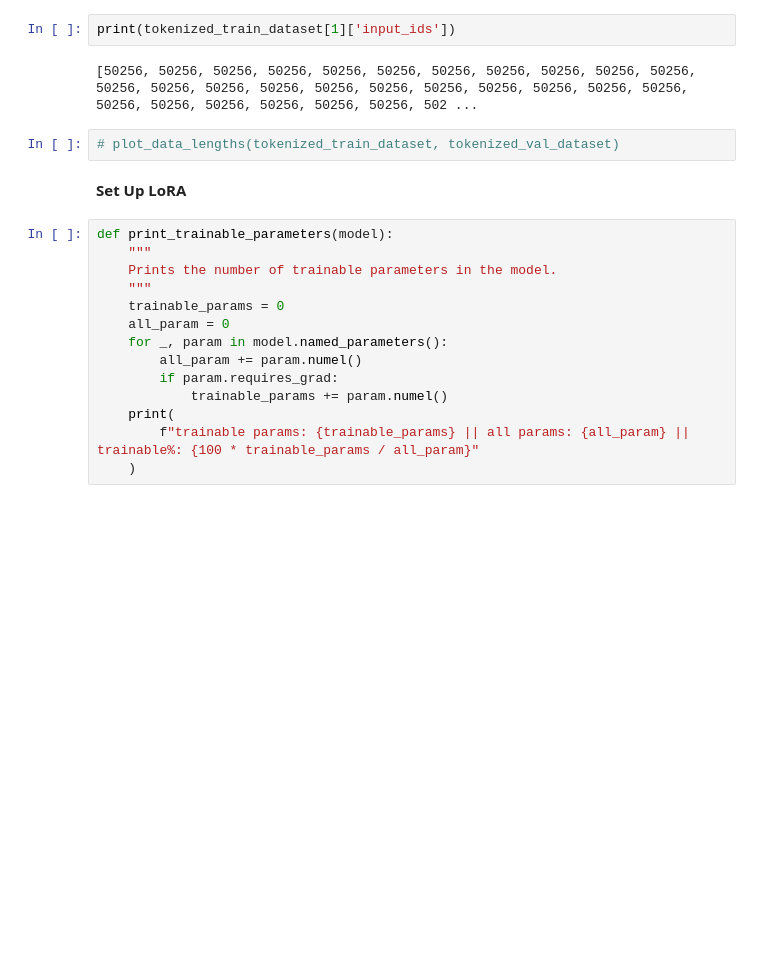
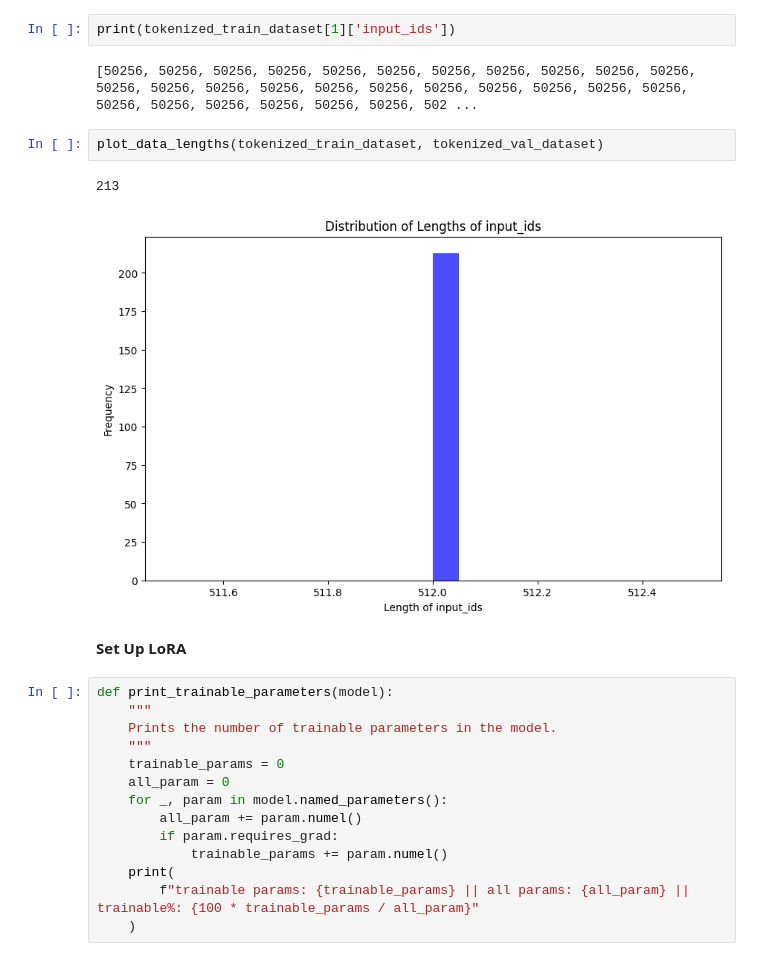
Before and after one commit to AzmayenSabil/llama2-GGML-MedAid-Thesis, a Jupyter notebook: Model-4/medaid-llm-phi2.ipynb, the cells around one changed output. Cells and saved outputs as stored; diff of their text form; blank space fills up the shorter version.

```diff
--- a/Model-4/medaid-llm-phi2.ipynb
+++ b/Model-4/medaid-llm-phi2.ipynb
@@ -137,7 +146,10 @@ print(tokenized_train_dataset[1]['input_ids'])
 # %% [output]
 [50256, 50256, 50256, 50256, 50256, 50256, 50256, 50256, 50256, 50256, 50256, 50256, 50256, 50256, 50256, 50256, 50256, 50256, 50256, 50256, 50256, 50256, 50256, 50256, 50256, 50256, 50256, 50256, 502 ...
 # %%
-# plot_data_lengths(tokenized_train_dataset, tokenized_val_dataset)
+plot_data_lengths(tokenized_train_dataset, tokenized_val_dataset)
+# %% [output]
+213
+[figure, added]
 # %% [markdown]
 **Set Up LoRA**
 # %%
```
Also changed, not shown: parts of 6 cells of this notebook, 1 other file.
